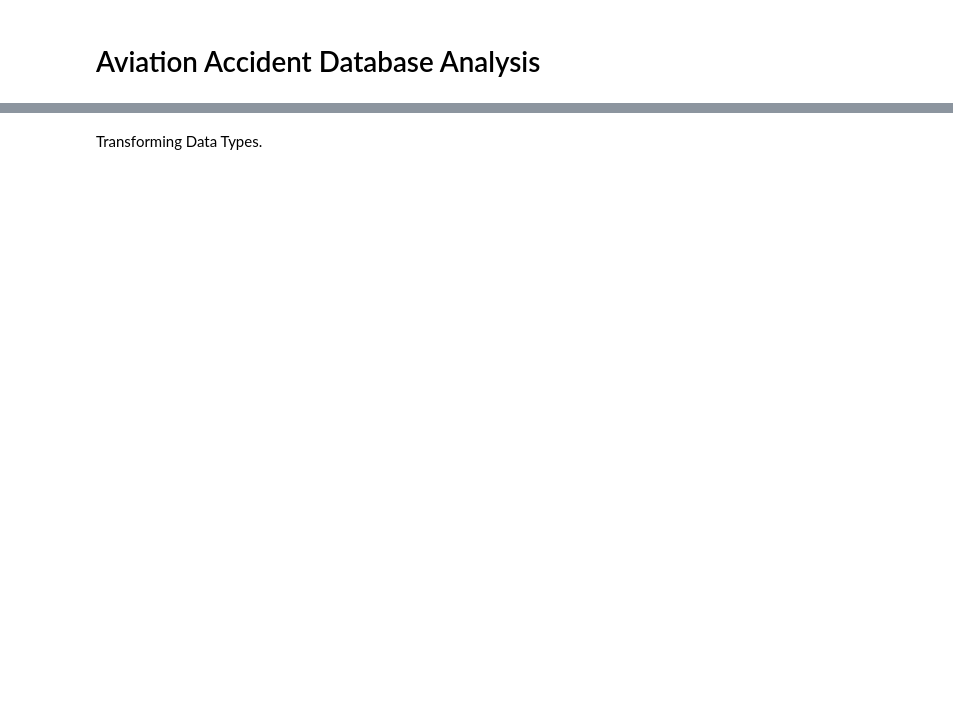
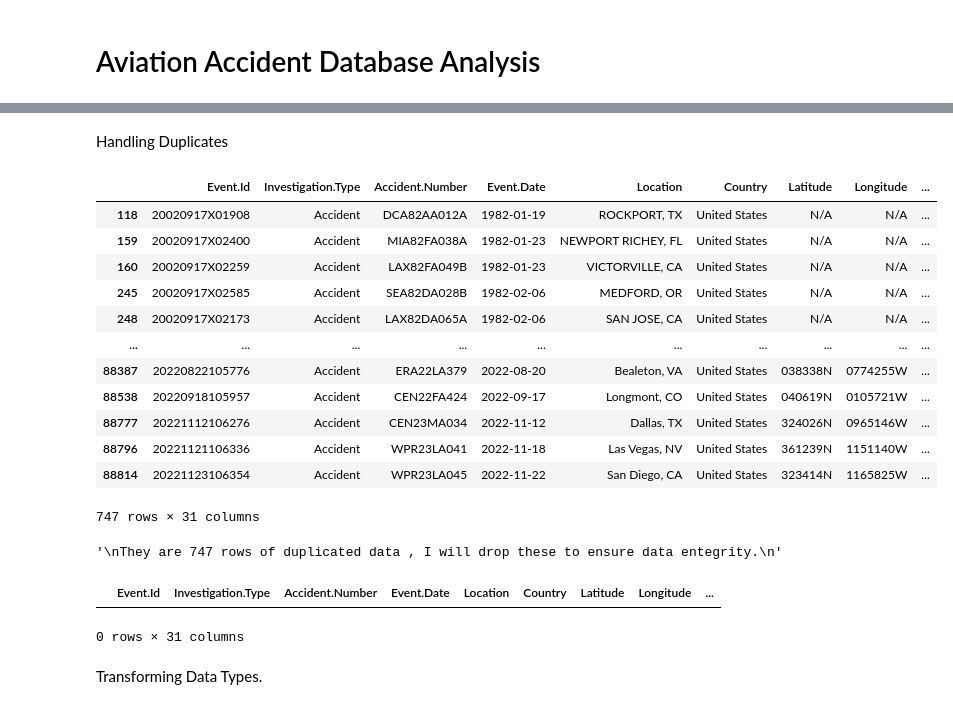
Before and after one commit to Tintin-dataObsessed/Aviation_Accident_Project, a Jupyter notebook: Airplane_Analysis.ipynb, the cells around one changed output, grey strips where cells are left out. Cells and saved outputs as stored; diff of their text form; code cells hidden in the pictures; blank space fills up the shorter version.

Commit message:
cleaned the data

```diff
--- a/Airplane_Analysis.ipynb
+++ b/Airplane_Analysis.ipynb
@@ -83,0 +77,16 @@ has object datat most likely inconsistent data types.
+# %%
+#FILL
+#The number of missing rows is very large compared to actual entries of 88889.
+# So for all integer/float columns tye Nulls will be filled with the mean value.
+# This will hopefully present less loss of data and not affect the analysis.
+Mean_Number_of_Engines = df1['Number.of.Engines'].mean()
+Mean_Fatal_Injuries = df1['Total.Fatal.Injuries'].mean()
+Mean_Serious_Injuries = df1['Total.Serious.Injuries'].mean()
+Mean_Minor_Injuries = df1['Total.Minor.Injuries'].mean()
+Mean_Uninjured = df1['Total.Uninjured'].mean()
+# %%
+df1['Number.of.Engines'] = df1['Number.of.Engines'].fillna(Mean_Number_of_Engines)
+df1['Total.Fatal.Injuries'] = df1['Total.Fatal.Injuries'].fillna(Mean_Fatal_Injuries)
+df1['Total.Serious.Injuries'] = df1['Total.Serious.Injuries'].fillna(Mean_Serious_Injuries)
+df1['Total.Minor.Injuries'] = df1['Total.Minor.Injuries'].fillna(Mean_Minor_Injuries)
+df1['Total.Uninjured'] = df1['Total.Uninjured'].fillna(Mean_Uninjured)
@@ -83,0 +113,10 @@ has object datat most likely inconsistent data types.
+# %%
+#Drop
+#For the smaller null columns ike location, make, model, Amateur.Built, Country we will drop these.
+#It is also difficult to find the average of categorical values, as they can all be unique and replacing them may affect the analysis.
+
+#Drop smaller values
+df1 = df1.dropna(subset= ['Location', 'Country', 'Make', 'Model','Amateur.Built', 'Injury.Severity'])
+#Drop Missing dates as we want to do a Time series later on and weather conditions which I believe will be critical.
+df1 = df1.dropna(subset= ['Publication.Date','Weather.Condition'])
+#I could not drop the other columns as it would significantly reduce the data.
@@ -83,0 +143,3 @@ has object datat most likely inconsistent data types.
+# %%
+#Because we still have some many missing values we can fill them with N/A
+df1 = df1.fillna('N/A')
@@ -83,0 +166,25 @@ has object datat most likely inconsistent data types.
+# %% [markdown]
+Handling Duplicates
+# %%
+#I remove duplicates in the data using the ID as I assume this is unique and should be single.
+df1[df1['Event.Id'].duplicated()]
+# %% [output]
+|  | Event.Id | Investigation.Type | Accident.Number | Event.Date | Location | Country | Latitude | Longitude | ... |
+| 118 | 20020917X01908 | Accident | DCA82AA012A | 1982-01-19 | ROCKPORT, TX | United States | N/A | N/A | ... |
+| 159 | 20020917X02400 | Accident | MIA82FA038A | 1982-01-23 | NEWPORT RICHEY, FL | United States | N/A | N/A | ... |
+| 160 | 20020917X02259 | Accident | LAX82FA049B | 1982-01-23 | VICTORVILLE, CA | United States | N/A | N/A | ... |
+| 245 | 20020917X02585 | Accident | SEA82DA028B | 1982-02-06 | MEDFORD, OR | United States | N/A | N/A | ... |
+| 248 | 20020917X02173 | Accident | LAX82DA065A | 1982-02-06 | SAN JOSE, CA | United States | N/A | N/A | ... |
+| ... | ... | ... | ... | ... | ... | ... | ... | ... | ... |
+| 88387 | 20220822105776 | Accident | ERA22LA379 | 2022-08-20 | Bealeton, VA | United States | 038338N | 0774255W | ... |
+| 88538 | 20220918105957 | Accident | CEN22FA424 | 2022-09-17 | Longmont, CO | United States | 040619N | 0105721W | ... |
+| 88777 | 20221112106276 | Accident | CEN23MA034 | 2022-11-12 | Dallas, TX | United States | 324026N | 0965146W | ... |
+| 88796 | 20221121106336 | Accident | WPR23LA041 | 2022-11-18 | Las Vegas, NV | United States | 361239N | 1151140W | ... |
+| 88814 | 20221123106354 | Accident | WPR23LA045 | 2022-11-22 | San Diego, CA | United States | 323414N | 1165825W | ... |
+747 rows × 31 columns
+# %%
+'''
+They are 747 rows of duplicated data , I will drop these to ensure data entegrity.
+'''
+# %% [output]
+'\nThey are 747 rows of duplicated data , I will drop these to ensure data entegrity.\n'
@@ -84,2 +194,7 @@ has object datat most likely inconsistent data types.
+# %%
+df1[df1['Event.Id'].duplicated()] #Just to check that the duplicates are gone.
+# %% [output]
+|  | Event.Id | Investigation.Type | Accident.Number | Event.Date | Location | Country | Latitude | Longitude | ... |
+0 rows × 31 columns
 # %% [markdown]
 Transforming Data Types.
```
Also changed, not shown: parts of 37 cells of this notebook, 4 other files.
